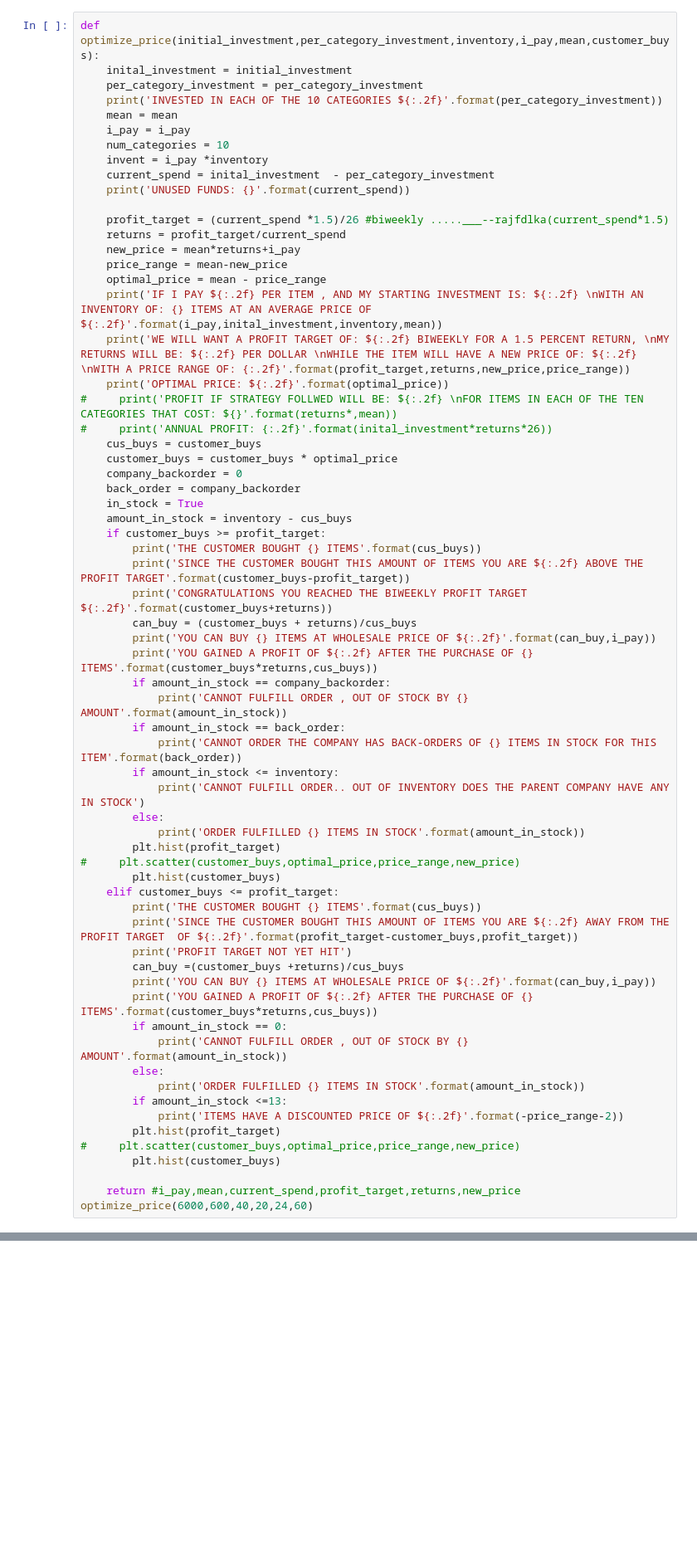
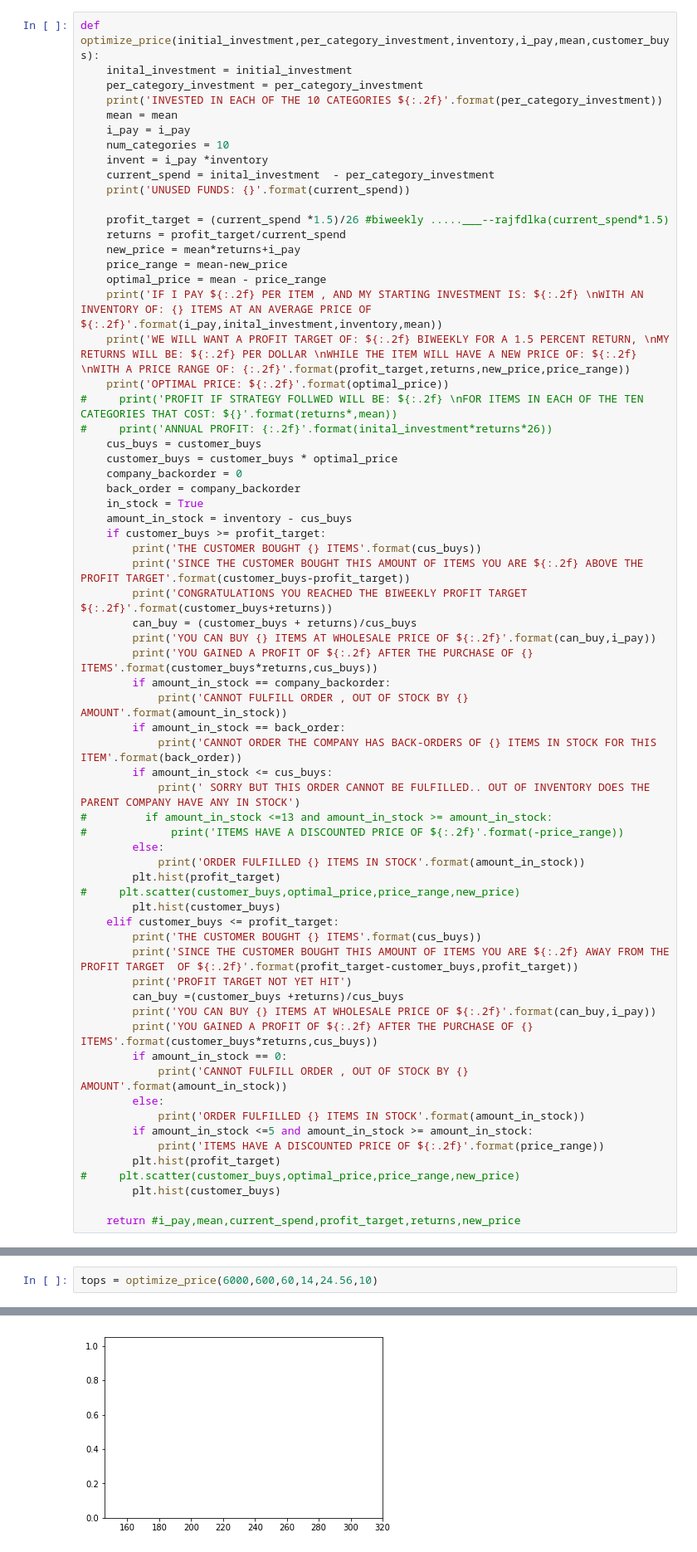
Before and after one commit to gamma-ai/shopify_AI, a Jupyter notebook: shopifai_agent.ipynb, the cells around one changed output, grey strips where cells are left out. Shown at 83% size. Saved outputs shown, nothing was run; the diff lists cells and outputs as text; blank space fills up the shorter version.

```diff
--- a/shopifai_agent.ipynb
+++ b/shopifai_agent.ipynb
@@ -202,8 +202,10 @@ def optimize_price(initial_investment,per_category_investment,inventory,i_pay,me
             print('CANNOT FULFILL ORDER , OUT OF STOCK BY {} AMOUNT'.format(amount_in_stock))
         if amount_in_stock == back_order:
             print('CANNOT ORDER THE COMPANY HAS BACK-ORDERS OF {} ITEMS IN STOCK FOR THIS ITEM'.format(back_order))
-        if amount_in_stock <= inventory:
-            print('CANNOT FULFILL ORDER.. OUT OF INVENTORY DOES THE PARENT COMPANY HAVE ANY IN STOCK')
+        if amount_in_stock <= cus_buys:
+            print(' SORRY BUT THIS ORDER CANNOT BE FULFILLED.. OUT OF INVENTORY DOES THE PARENT COMPANY HAVE ANY IN STOCK')
+#         if amount_in_stock <=13 and amount_in_stock >= amount_in_stock:
+#             print('ITEMS HAVE A DISCOUNTED PRICE OF ${:.2f}'.format(-price_range))
         else:
             print('ORDER FULFILLED {} ITEMS IN STOCK'.format(amount_in_stock))
         plt.hist(profit_target)
@@ -220,11 +222,10 @@ def optimize_price(initial_investment,per_category_investment,inventory,i_pay,me
             print('CANNOT FULFILL ORDER , OUT OF STOCK BY {} AMOUNT'.format(amount_in_stock))
         else:
             print('ORDER FULFILLED {} ITEMS IN STOCK'.format(amount_in_stock))
-        if amount_in_stock <=13:
-            print('ITEMS HAVE A DISCOUNTED PRICE OF ${:.2f}'.format(-price_range-2))
+        if amount_in_stock <=5 and amount_in_stock >= amount_in_stock:
+            print('ITEMS HAVE A DISCOUNTED PRICE OF ${:.2f}'.format(price_range))
         plt.hist(profit_target)
 #     plt.scatter(customer_buys,optimal_price,price_range,new_price)
         plt.hist(customer_buys)
 
     return #i_pay,mean,current_spend,profit_target,returns,new_price
-optimize_price(6000,600,40,20,24,60)
@@ -247,0 +232,3 @@ CANNOT FULFILL ORDER.. OUT OF INVENTORY DOES THE PARENT COMPANY HAVE ANY IN STOC
+# %%
+tops = optimize_price(6000,600,60,14,24.56,10)
+# %% [output]
@@ -247,0 +250 @@ CANNOT FULFILL ORDER.. OUT OF INVENTORY DOES THE PARENT COMPANY HAVE ANY IN STOC
+[figure, added]
```
Also changed, not shown: parts of 11 cells of this notebook.
